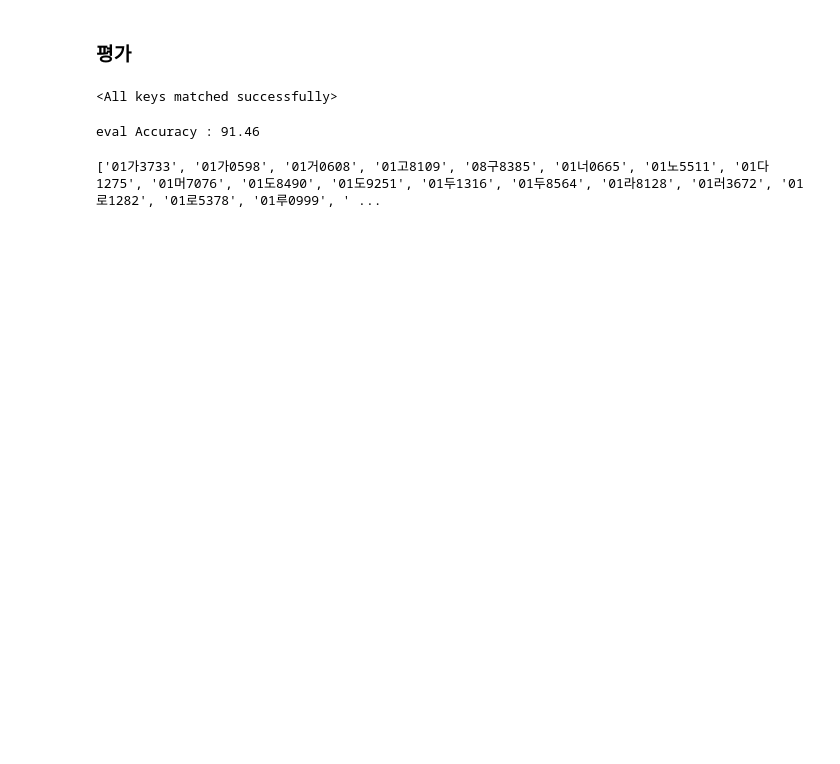
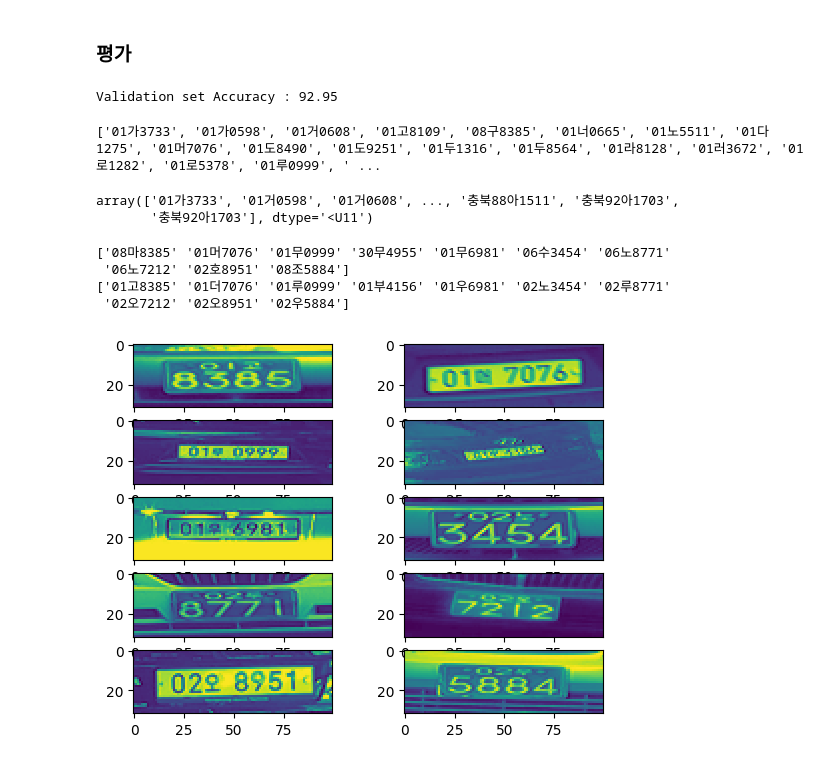
Before and after one commit to Sunbin-Lee/crnn_example, a Jupyter notebook: crnn.ipynb, the cells around one changed output. Saved outputs shown, nothing was run; the diff lists cells and outputs as text; code cells hidden in the pictures; blank space fills up the shorter version.

Commit message:
Colab을 통해 생성됨

```diff
--- a/crnn.ipynb
+++ b/crnn.ipynb
@@ -319,7 +336,7 @@ for epoch in range(1, max_epoch+1):
       model.eval()
 
       correct_predictions, total_predictions = 0, 0
-      for images, labels in tqdm(val_loader, desc = f"epoch:{epoch}"):
+      for images, labels in tqdm(val_loader, desc = f"Epoch:{epoch}"):
         images = images.to(device)
 
         labels_encoded, label_lengths = encode_text_batch(labels)
@@ -351,8 +368,9 @@ for epoch in range(1, max_epoch+1):
     val_log[epoch] = - val_accuracy
 
     if np.argmin(val_log[:epoch + 1]) == epoch:
-        torch.save(model.state_dict(), f'{model_path}{epoch}.pt')
+      torch.save(model.state_dict(), f'{model_path}{epoch}.pt')
 
     elif np.argmin(val_log[:epoch + 1]) <= epoch - patience:
-        break
+      print('early stop')
+      break
 # %% [output]
@@ -372,12 +394,13 @@ for epoch in range(1, max_epoch+1):
 # %% [markdown]
 ### 평가
 # %%
-model_path = '/content/drive/MyDrive/Colab Notebooks/15.pt'
+model_path = '/content/drive/MyDrive/Colab Notebooks/crnn_example/aug45.pt'
+# model_path = '/content/drive/MyDrive/Colab Notebooks/15.pt'
 
 model = CRNN(99, 256).to(device)
 model.load_state_dict(torch.load(model_path))
+
+criterion = nn.CTCLoss()
-# %% [output]
-<All keys matched successfully>
 # %%
 with torch.no_grad():
   model.eval()
@@ -387,18 +410,8 @@ with torch.no_grad():
   for images, labels in tqdm(val_loader, desc = f"final eval"):
     images = images.to(device)
 
-    labels_encoded, label_lengths = encode_text_batch(labels)
-
-    labels_encoded_tensor = torch.cat([torch.tensor(label, dtype=torch.long) for label in labels_encoded])
-    label_lengths_tensor = torch.tensor(label_lengths, dtype=torch.long)
-
     outputs = model(images)
     outputs = F.log_softmax(outputs, 2)
-
-    images_lengths = torch.LongTensor([outputs.size(0)] * outputs.size(1))
-
-    # Computational loss
-    loss = criterion(outputs, labels_encoded_tensor, images_lengths, label_lengths_tensor)
 
     preds = outputs.argmax(2)
     preds = preds.permute(1, 0)
@@ -411,11 +424,35 @@ with torch.no_grad():
       eval_preds.append(''.join(decodes[i]))
 
 val_accuracy = correct_predictions / total_predictions
+print(f'Validation set Accuracy : {val_accuracy*100:.2f}')
+# %% [output]
+Validation set Accuracy : 92.95
-# %%
-print(f'eval Accuracy : {val_accuracy*100:.2f}')
-# %% [output]
-eval Accuracy : 91.46
 # %%
 print(eval_preds)
 # %% [output]
 ['01가3733', '01가0598', '01거0608', '01고8109', '08구8385', '01너0665', '01노5511', '01다1275', '01머7076', '01도8490', '01도9251', '01두1316', '01두8564', '01라8128', '01러3672', '01로1282', '01로5378', '01루0999', ' ...
+# %%
+val_dataset.y
+# %% [output]
+array(['01가3733', '01거0598', '01거0608', ..., '충북88아1511', '충북92아1703',
+       '충북92아1703'], dtype='<U11')
+# %%
+pred_arr = np.array(eval_preds)
+print(pred_arr[pred_arr!=val_dataset.y][:10])
+print(val_dataset.y[pred_arr!=val_dataset.y][:10])
+# %% [output]
+['08마8385' '01머7076' '01무0999' '30무4955' '01무6981' '06수3454' '06노8771'
+ '06노7212' '02호8951' '08조5884']
+['01고8385' '01더7076' '01루0999' '01부4156' '01우6981' '02노3454' '02루8771'
+ '02오7212' '02오8951' '02우5884']
+# %%
+imgs = val_dataset.X[pred_arr!=val_dataset.y]
+
+import matplotlib.pyplot as plt
+
+for i in range(10):
+  plt.subplot(5, 2, i+1)
+  plt.imshow(imgs[i])
+plt.show()
+# %% [output]
+[figure, added]
```
Also changed, not shown: parts of 27 cells of this notebook.
